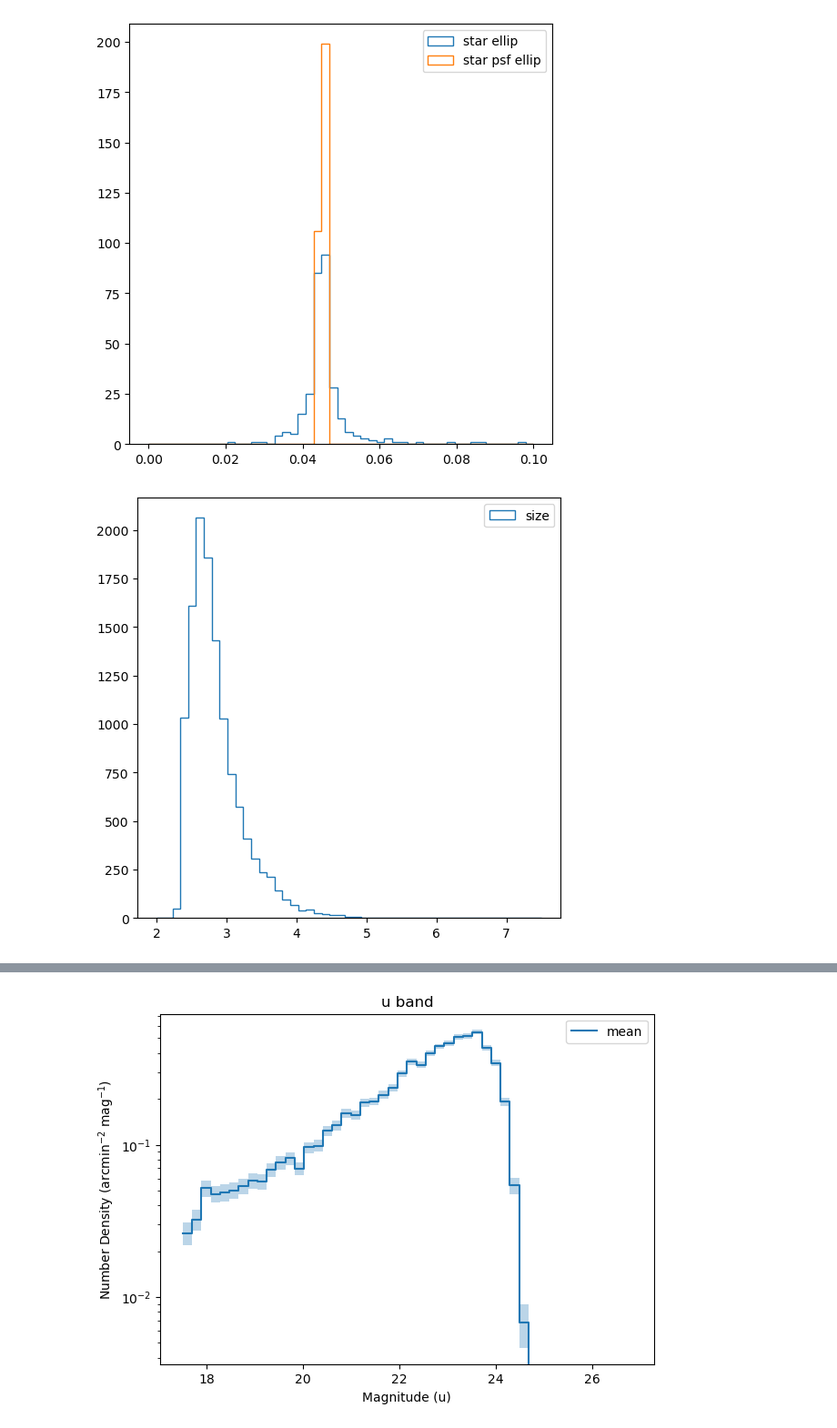
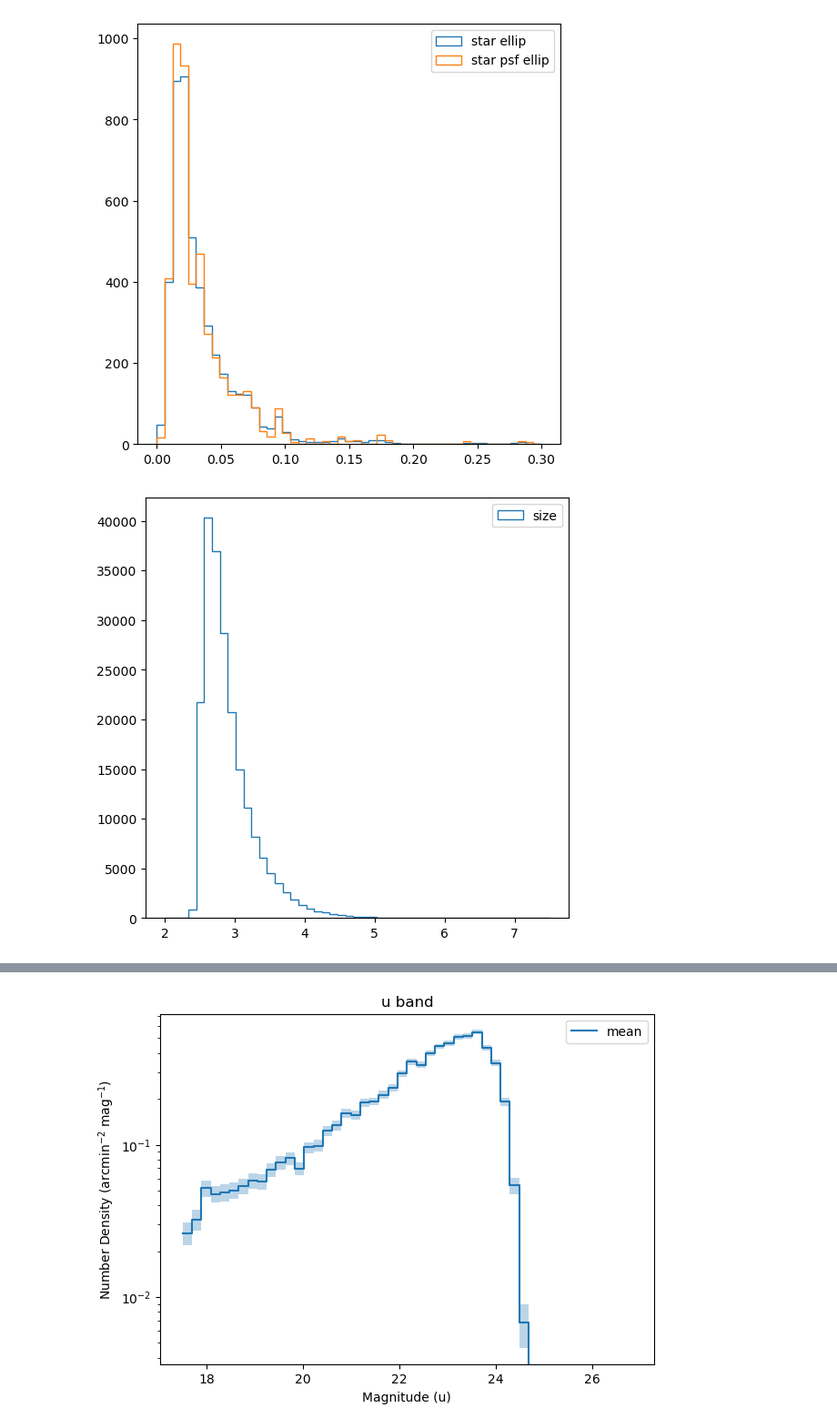
Before and after one commit to philipladuca24/LSST-SimCatVal, a Jupyter notebook: LSST-SimCatVal/full_run_plots.ipynb, the cells around one changed output, grey strips where cells are left out. Shown at 91% size. Drawn from its saved outputs; the diff is of its cells as text; code cells hidden in the pictures.

```diff
--- a/LSST-SimCatVal/full_run_plots.ipynb
+++ b/LSST-SimCatVal/full_run_plots.ipynb
@@ -66,7 +66,7 @@ COLUMNS = [
 
 
 bands = 'ugrizy'
-base = '/hildafs/home/pladuca/main/lsst-sim-package/LSST-SimCatVal/LSST-SimCatVal/outputs_v3/'
+base = '/hildafs/home/pladuca/main/lsst-sim-package/LSST-SimCatVal/LSST-SimCatVal/outputs_v4/'
 cats_by_band = {b: [] for b in bands}
 i = 0
 for entry in os.scandir(base):
@@ -178,5 +196,5 @@ plt.xlim(13,28)
 # %%
-stars = temp[(mag < 22.5) & (size < 3.8) & (size > 3.1)]
+stars = temp[(mag < 22.0) & (size < 3.65) & (size > 3.2)]
 
 size_bins = np.linspace(3,4,50)
 star_size = np.sqrt(stars['base_SdssShape_xx'] + stars['base_SdssShape_yy'])
@@ -191,24 +209,24 @@ plt.show()
 # %%
 e1 = (stars['base_SdssShape_psf_xx'] - stars['base_SdssShape_psf_yy'])/(stars['base_SdssShape_psf_xx'] + stars['base_SdssShape_psf_yy'])
 e2 = 2*(stars['base_SdssShape_psf_xy'])/(stars['base_SdssShape_psf_xx'] + stars['base_SdssShape_psf_yy'])
 ellip = np.sqrt((e1)**2 + (e2)**2)
 
 se1 = (stars['base_SdssShape_xx'] - stars['base_SdssShape_yy'])/(stars['base_SdssShape_xx'] + stars['base_SdssShape_yy'])
 se2 = 2*(stars['base_SdssShape_xy'])/(stars['base_SdssShape_xx'] + stars['base_SdssShape_yy'])
 sellip = np.sqrt((se1)**2 + (se2)**2)
 
-ellip_bins = np.linspace(0,0.1,50)
+ellip_bins = np.linspace(0,0.3,50)
 fig, ax = plt.subplots(figsize=(6,6))
 plt.hist(sellip, ellip_bins, histtype="step", label="star ellip")
 plt.hist(ellip, ellip_bins, histtype="step", label="star psf ellip")
 plt.legend()
 plt.show()
 
 # approx zero, consistent with kolmogorov profile
 # %% [output]
-[figure, old version]
+[figure, new version]
 # %%
-gals = temp[(size >= 3.35)]
+gals = temp[(size >= 3.55)]
 size_bins = np.linspace(2,7.5,50)
 # gal_size = np.sqrt(gals['base_SdssShape_xx'] + gals['base_SdssShape_yy'])
 gal_size = (gals['base_SdssShape_xx']*gals['base_SdssShape_yy'] - gals['base_SdssShape_xy']**2)**0.25
@@ -218,7 +236,7 @@ plt.hist(gal_size, size_bins, histtype="step", label="size")
 plt.legend()
 plt.show()
 # %% [output]
-[figure, old version]
+[figure, new version]
 # %%
 e1 = (gals['base_SdssShape_xx'] - gals['base_SdssShape_yy'])/(gals['base_SdssShape_xx'] + gals['base_SdssShape_yy'])
 e2 = 2*(gals['base_SdssShape_xy'])/(gals['base_SdssShape_xx'] + gals['base_SdssShape_yy'])
```
Also changed, not shown: parts of 9 cells of this notebook, 2 other files.
